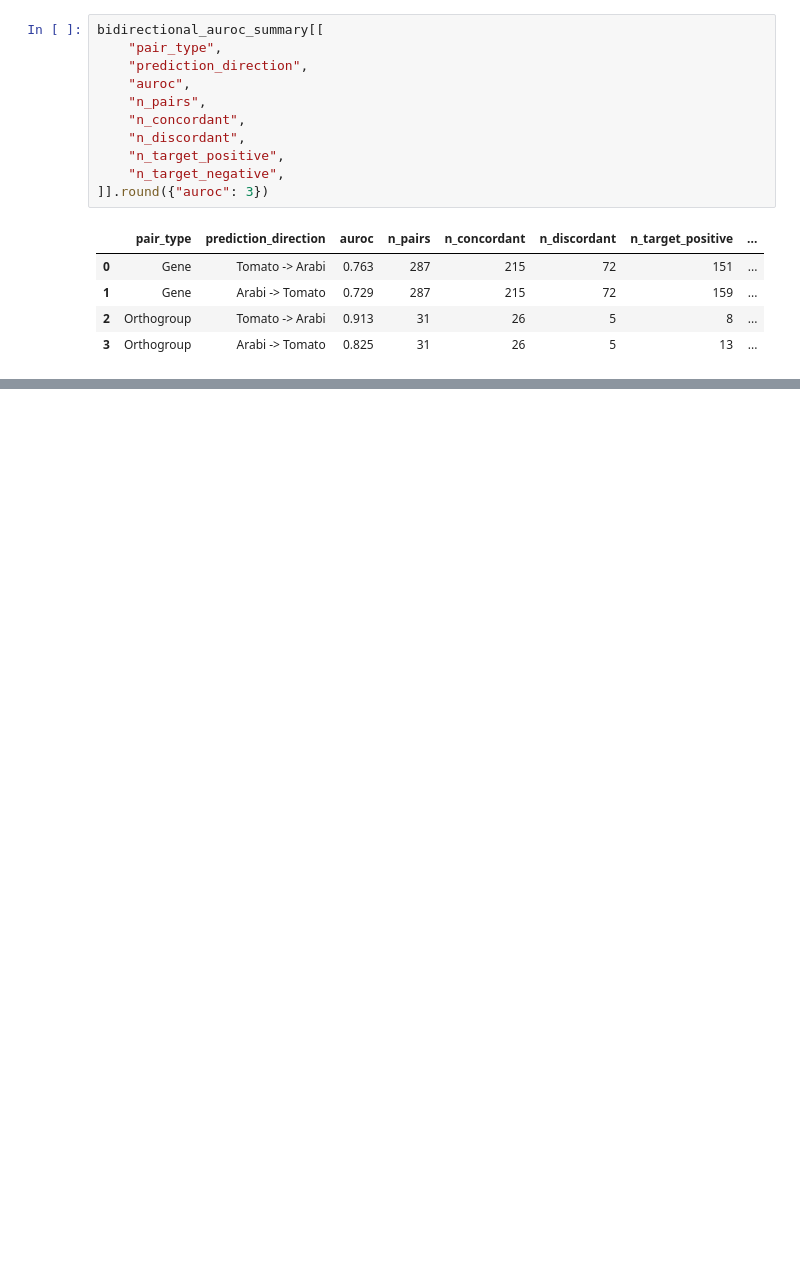
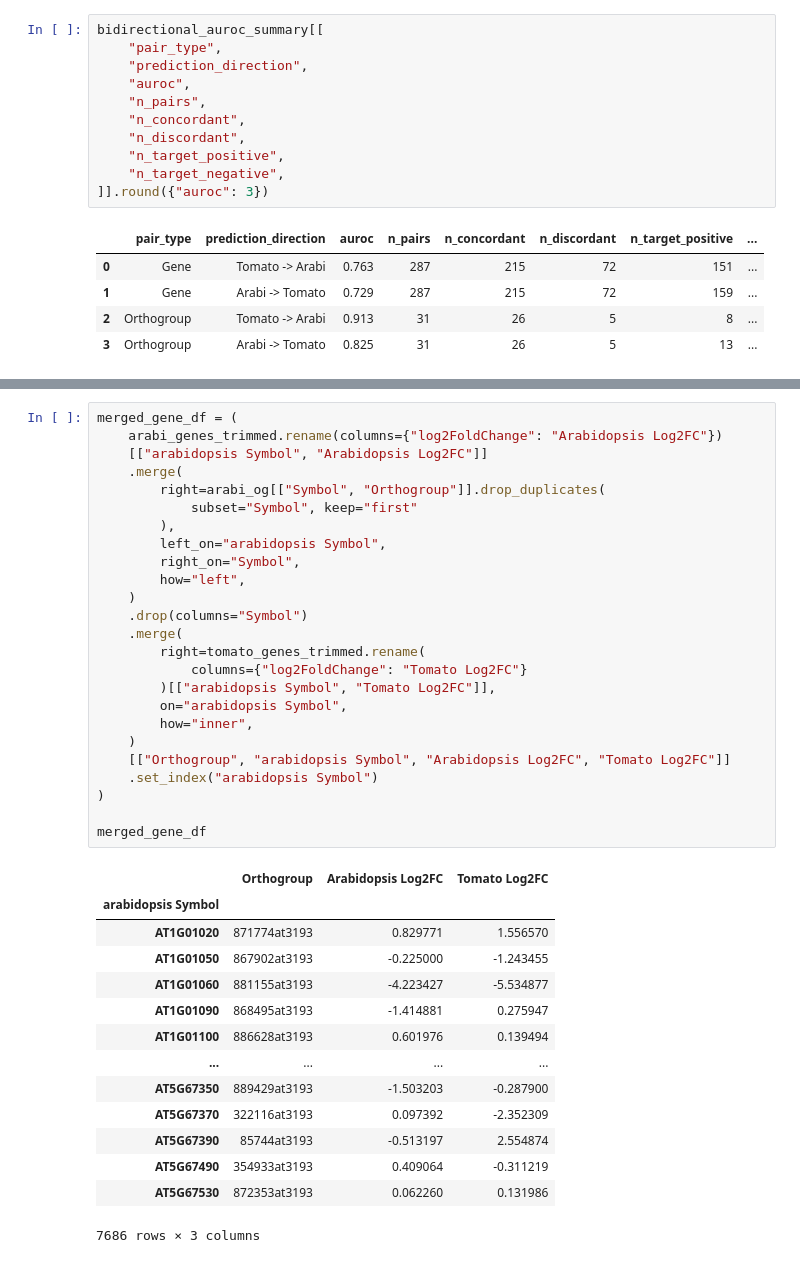
Before and after one commit to gillislab/Family_level_coexpression, a Jupyter notebook: Review_expts/arabit_tom_gene_vs_ortho_comparison_auroc.ipynb, the cells around one changed output, grey strips where cells are left out. Drawn from its saved outputs; the diff is of its cells as text; blank space fills up the shorter version.

```diff
--- a/Review_expts/arabit_tom_gene_vs_ortho_comparison_auroc.ipynb
+++ b/Review_expts/arabit_tom_gene_vs_ortho_comparison_auroc.ipynb
@@ -938,0 +1049,40 @@ bidirectional_auroc_summary[[
+# %%
+merged_gene_df = (
+    arabi_genes_trimmed.rename(columns={"log2FoldChange": "Arabidopsis Log2FC"})
+    [["arabidopsis Symbol", "Arabidopsis Log2FC"]]
+    .merge(
+        right=arabi_og[["Symbol", "Orthogroup"]].drop_duplicates(
+            subset="Symbol", keep="first"
+        ),
+        left_on="arabidopsis Symbol",
+        right_on="Symbol",
+        how="left",
+    )
+    .drop(columns="Symbol")
+    .merge(
+        right=tomato_genes_trimmed.rename(
+            columns={"log2FoldChange": "Tomato Log2FC"}
+        )[["arabidopsis Symbol", "Tomato Log2FC"]],
+        on="arabidopsis Symbol",
+        how="inner",
+    )
+    [["Orthogroup", "arabidopsis Symbol", "Arabidopsis Log2FC", "Tomato Log2FC"]]
+    .set_index("arabidopsis Symbol")
+)
+
+merged_gene_df
+# %% [output]
+|  | Orthogroup | Arabidopsis Log2FC | Tomato Log2FC |
+| arabidopsis Symbol |  |  |  |
+| AT1G01020 | 871774at3193 | 0.829771 | 1.556570 |
+| AT1G01050 | 867902at3193 | -0.225000 | -1.243455 |
+| AT1G01060 | 881155at3193 | -4.223427 | -5.534877 |
+| AT1G01090 | 868495at3193 | -1.414881 | 0.275947 |
+| AT1G01100 | 886628at3193 | 0.601976 | 0.139494 |
+| ... | ... | ... | ... |
+| AT5G67350 | 889429at3193 | -1.503203 | -0.287900 |
+| AT5G67370 | 322116at3193 | 0.097392 | -2.352309 |
+| AT5G67390 | 85744at3193 | -0.513197 | 2.554874 |
+| AT5G67490 | 354933at3193 | 0.409064 | -0.311219 |
+| AT5G67530 | 872353at3193 | 0.062260 | 0.131986 |
+7686 rows × 3 columns
```
Also changed, not shown: parts of 15 cells of this notebook.
